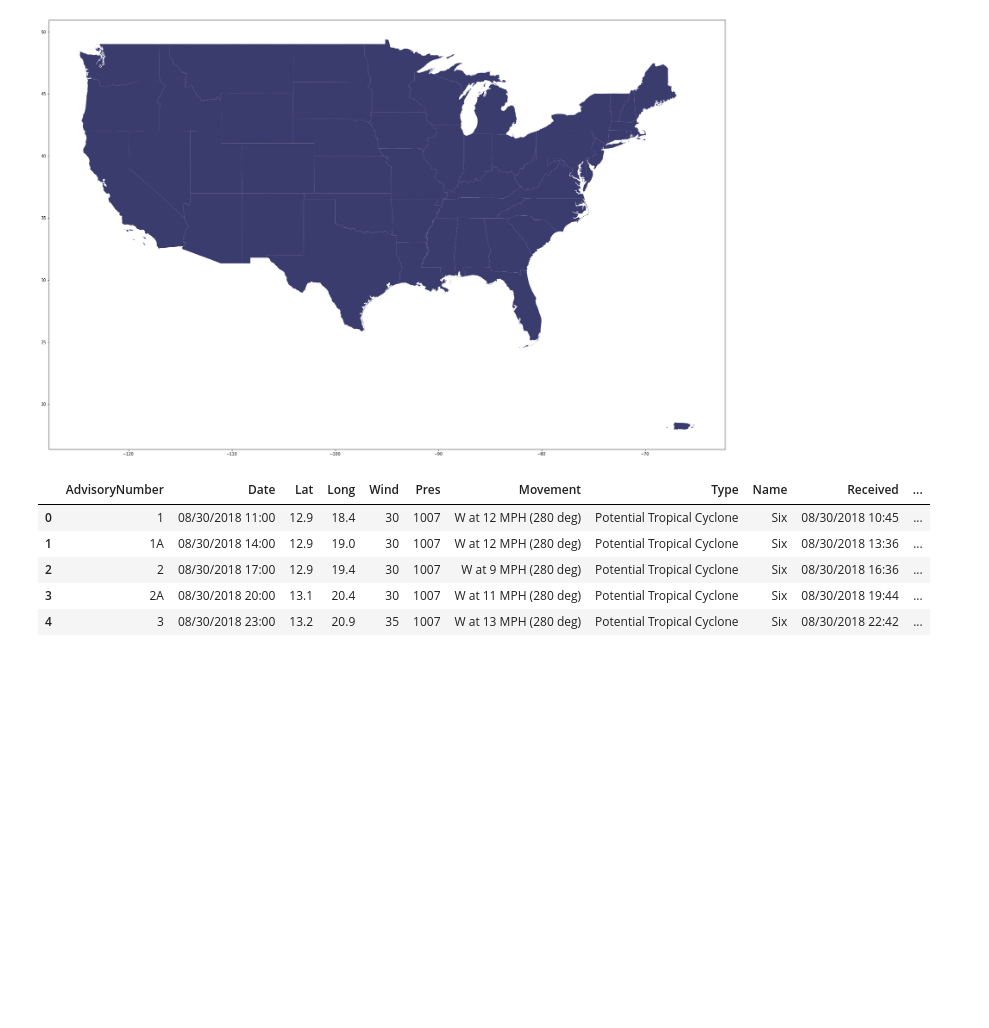
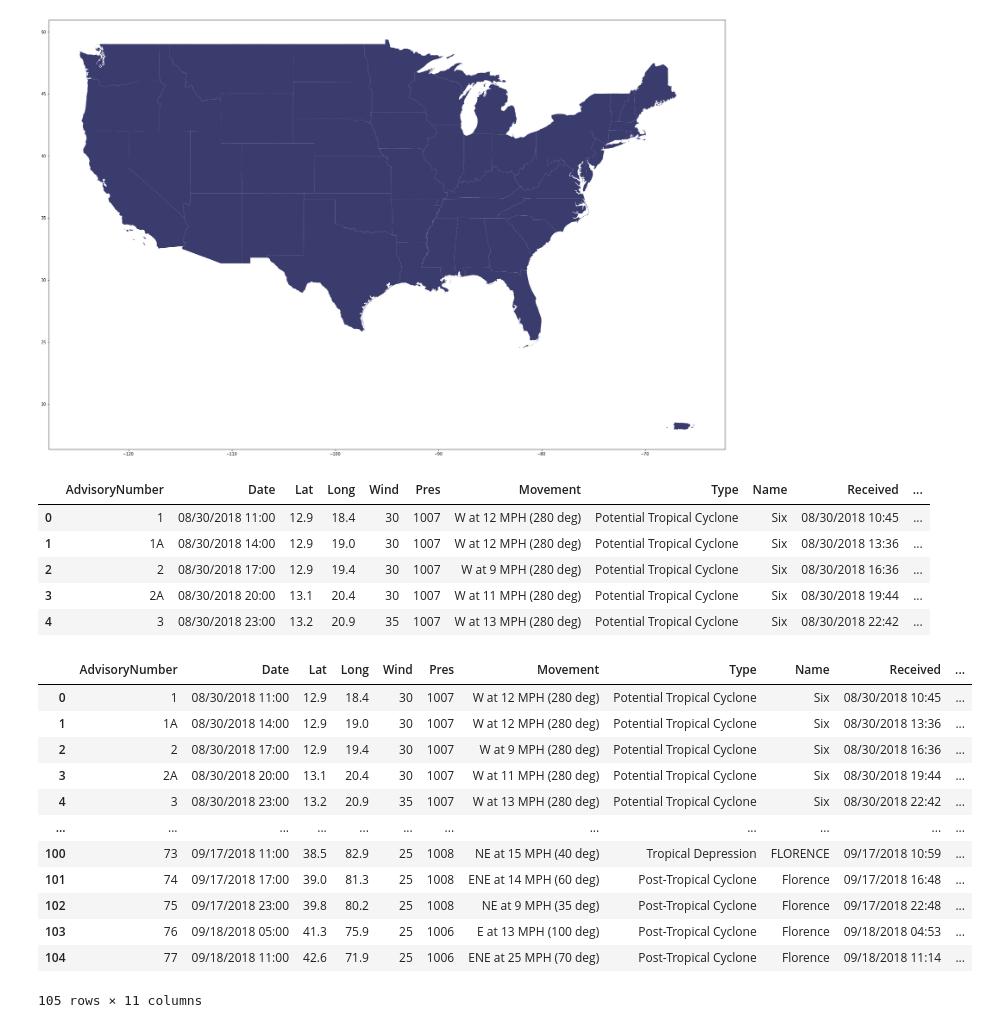
Before and after one commit to vonate5/class_LABS, a Jupyter notebook: Semana 6/25112021/Geopandas.ipynb, the cells around one changed output. Drawn from its saved outputs; the diff is of its cells as text; code cells hidden in the pictures; blank space fills up the shorter version.

```diff
--- a/Semana 6/25112021/Geopandas.ipynb
+++ b/Semana 6/25112021/Geopandas.ipynb
@@ -57,3 +57,19 @@ florence.head()
 | 2 | 2 | 08/30/2018 17:00 | 12.9 | 19.4 | 30 | 1007 | W at 9 MPH (280 deg) | Potential Tropical Cyclone | Six | 08/30/2018 16:36 | ... |
 | 3 | 2A | 08/30/2018 20:00 | 13.1 | 20.4 | 30 | 1007 | W at 11 MPH (280 deg) | Potential Tropical Cyclone | Six | 08/30/2018 19:44 | ... |
 | 4 | 3 | 08/30/2018 23:00 | 13.2 | 20.9 | 35 | 1007 | W at 13 MPH (280 deg) | Potential Tropical Cyclone | Six | 08/30/2018 22:42 | ... |
+# %%
+florence
+# %% [output]
+|  | AdvisoryNumber | Date | Lat | Long | Wind | Pres | Movement | Type | Name | Received | ... |
+| 0 | 1 | 08/30/2018 11:00 | 12.9 | 18.4 | 30 | 1007 | W at 12 MPH (280 deg) | Potential Tropical Cyclone | Six | 08/30/2018 10:45 | ... |
+| 1 | 1A | 08/30/2018 14:00 | 12.9 | 19.0 | 30 | 1007 | W at 12 MPH (280 deg) | Potential Tropical Cyclone | Six | 08/30/2018 13:36 | ... |
+| 2 | 2 | 08/30/2018 17:00 | 12.9 | 19.4 | 30 | 1007 | W at 9 MPH (280 deg) | Potential Tropical Cyclone | Six | 08/30/2018 16:36 | ... |
+| 3 | 2A | 08/30/2018 20:00 | 13.1 | 20.4 | 30 | 1007 | W at 11 MPH (280 deg) | Potential Tropical Cyclone | Six | 08/30/2018 19:44 | ... |
+| 4 | 3 | 08/30/2018 23:00 | 13.2 | 20.9 | 35 | 1007 | W at 13 MPH (280 deg) | Potential Tropical Cyclone | Six | 08/30/2018 22:42 | ... |
+| ... | ... | ... | ... | ... | ... | ... | ... | ... | ... | ... | ... |
+| 100 | 73 | 09/17/2018 11:00 | 38.5 | 82.9 | 25 | 1008 | NE at 15 MPH (40 deg) | Tropical Depression | FLORENCE | 09/17/2018 10:59 | ... |
+| 101 | 74 | 09/17/2018 17:00 | 39.0 | 81.3 | 25 | 1008 | ENE at 14 MPH (60 deg) | Post-Tropical Cyclone | Florence | 09/17/2018 16:48 | ... |
+| 102 | 75 | 09/17/2018 23:00 | 39.8 | 80.2 | 25 | 1008 | NE at 9 MPH (35 deg) | Post-Tropical Cyclone | Florence | 09/17/2018 22:48 | ... |
+| 103 | 76 | 09/18/2018 05:00 | 41.3 | 75.9 | 25 | 1006 | E at 13 MPH (100 deg) | Post-Tropical Cyclone | Florence | 09/18/2018 04:53 | ... |
+| 104 | 77 | 09/18/2018 11:00 | 42.6 | 71.9 | 25 | 1006 | ENE at 25 MPH (70 deg) | Post-Tropical Cyclone | Florence | 09/18/2018 11:14 | ... |
+105 rows × 11 columns
```
Also changed, not shown: parts of 2 cells of this notebook, 1 other file.
